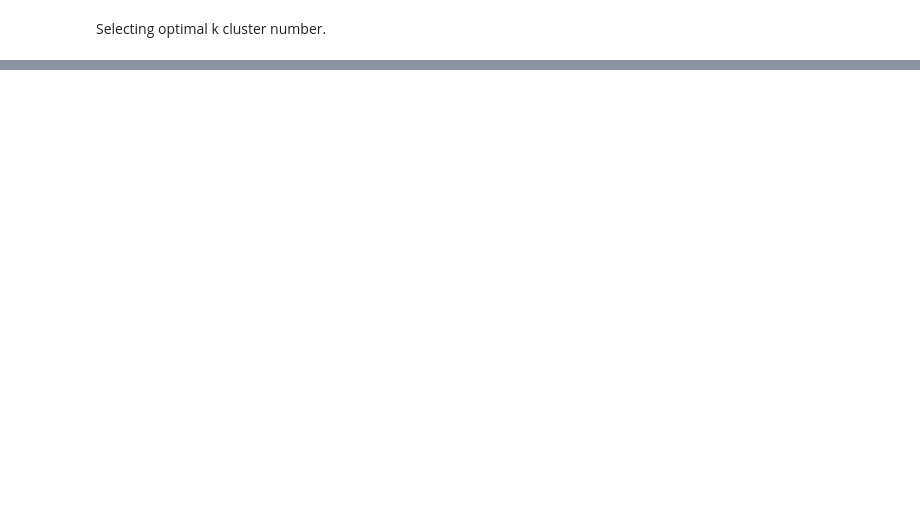
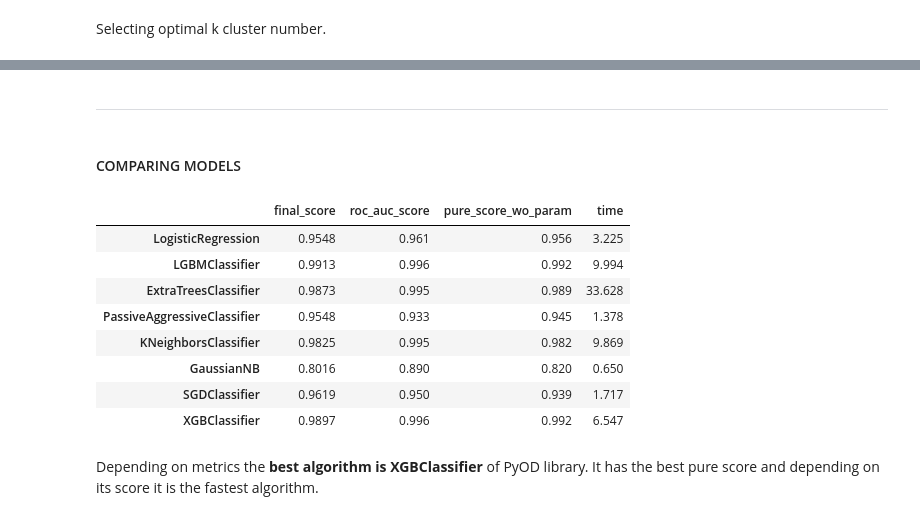
Before and after one commit to yunusulucay/supervised_anomaly_detection, a Jupyter notebook: 3-model.ipynb, the cells around one changed output, grey strips where cells are left out. Cells and saved outputs as stored; diff of their text form; code cells hidden in the pictures; blank space fills up the shorter version.

Commit message:
models implemented and compared

```diff
--- a/3-model.ipynb
+++ b/3-model.ipynb
@@ -270,0 +478,19 @@ model_evaluation(knn_clf, params, plot_cm=True, show_metrics=True)
+# %% [markdown]
+___
+# %% [markdown]
+#### COMPARING MODELS
+# %%
+df_compare = pd.DataFrame(compare_dictionary).T
+df_compare
+# %% [output]
+|  | final_score | roc_auc_score | pure_score_wo_param | time |
+| LogisticRegression | 0.9548 | 0.961 | 0.956 | 3.225 |
+| LGBMClassifier | 0.9913 | 0.996 | 0.992 | 9.994 |
+| ExtraTreesClassifier | 0.9873 | 0.995 | 0.989 | 33.628 |
+| PassiveAggressiveClassifier | 0.9548 | 0.933 | 0.945 | 1.378 |
+| KNeighborsClassifier | 0.9825 | 0.995 | 0.982 | 9.869 |
+| GaussianNB | 0.8016 | 0.890 | 0.820 | 0.650 |
+| SGDClassifier | 0.9619 | 0.950 | 0.939 | 1.717 |
+| XGBClassifier | 0.9897 | 0.996 | 0.992 | 6.547 |
+# %% [markdown]
+Depending on metrics the **best algorithm is XGBClassifier** of PyOD library. It has the best pure score and depending on its score it is the fastest algorithm.
```
Also changed, not shown: parts of 32 cells of this notebook.
